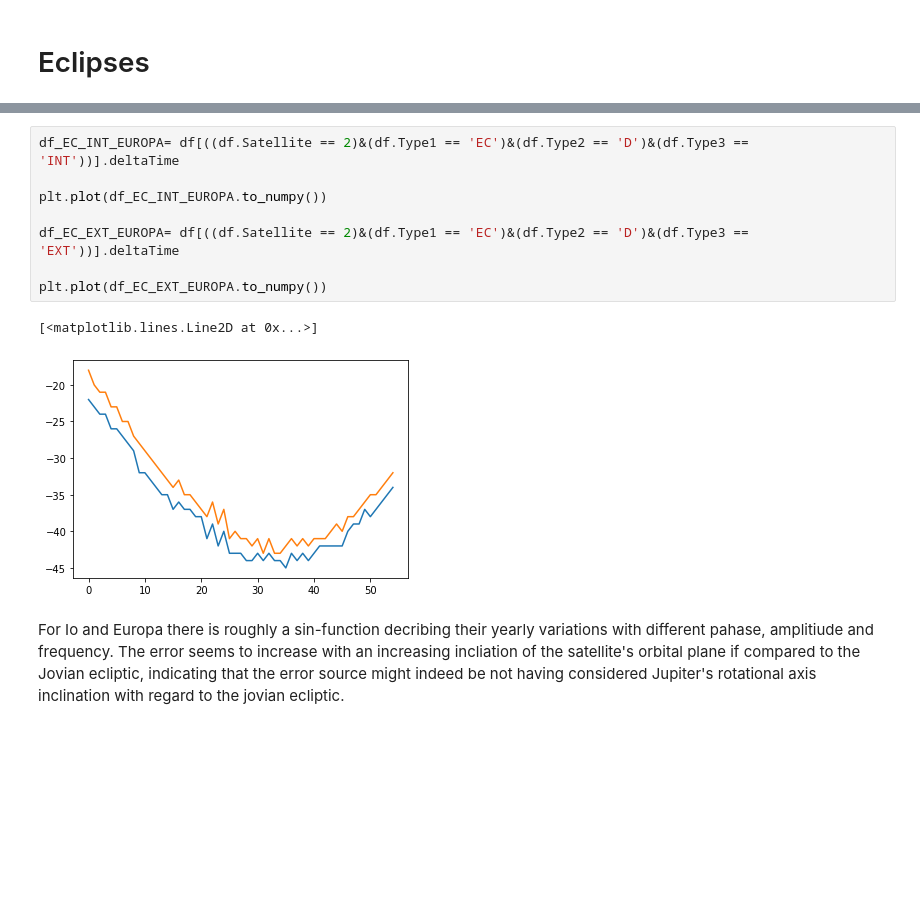
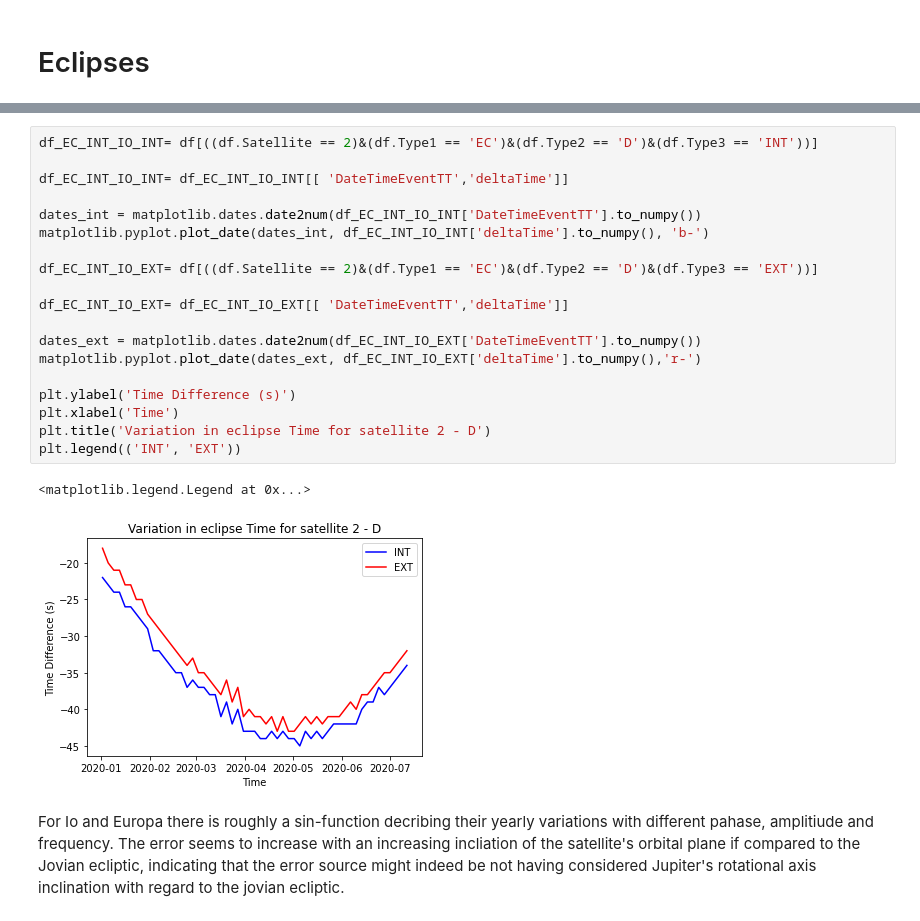
Before and after one commit to vittorioserra/jupiter_moons, a Jupyter notebook: pymeeus-master/analyzeEvent/Data Analysis.ipynb, the cells around one changed output, grey strips where cells are left out. Drawn from its saved outputs; the diff is of its cells as text; blank space fills up the shorter version.

```diff
--- a/pymeeus-master/analyzeEvent/Data Analysis.ipynb
+++ b/pymeeus-master/analyzeEvent/Data Analysis.ipynb
@@ -164,13 +230,24 @@ plt.plot(df_EC_EXT_IO.to_numpy())
 # %%
-df_EC_INT_EUROPA= df[((df.Satellite == 2)&(df.Type1 == 'EC')&(df.Type2 == 'D')&(df.Type3 == 'INT'))].deltaTime
+df_EC_INT_IO_INT= df[((df.Satellite == 2)&(df.Type1 == 'EC')&(df.Type2 == 'D')&(df.Type3 == 'INT'))]
 
-plt.plot(df_EC_INT_EUROPA.to_numpy())
+df_EC_INT_IO_INT= df_EC_INT_IO_INT[[ 'DateTimeEventTT','deltaTime']]
 
-df_EC_EXT_EUROPA= df[((df.Satellite == 2)&(df.Type1 == 'EC')&(df.Type2 == 'D')&(df.Type3 == 'EXT'))].deltaTime
+dates_int = matplotlib.dates.date2num(df_EC_INT_IO_INT['DateTimeEventTT'].to_numpy())
+matplotlib.pyplot.plot_date(dates_int, df_EC_INT_IO_INT['deltaTime'].to_numpy(), 'b-')
 
-plt.plot(df_EC_EXT_EUROPA.to_numpy())
+df_EC_INT_IO_EXT= df[((df.Satellite == 2)&(df.Type1 == 'EC')&(df.Type2 == 'D')&(df.Type3 == 'EXT'))]
+
+df_EC_INT_IO_EXT= df_EC_INT_IO_EXT[[ 'DateTimeEventTT','deltaTime']]
+
+dates_ext = matplotlib.dates.date2num(df_EC_INT_IO_EXT['DateTimeEventTT'].to_numpy())
+matplotlib.pyplot.plot_date(dates_ext, df_EC_INT_IO_EXT['deltaTime'].to_numpy(),'r-')
+
+plt.ylabel('Time Difference (s)')
+plt.xlabel('Time')
+plt.title('Variation in eclipse Time for satellite 2 - D')
+plt.legend(('INT', 'EXT'))
 # %% [output]
-[<matplotlib.lines.Line2D at 0x...>]
+<matplotlib.legend.Legend at 0x...>
-[figure, old version]
+[figure, new version]
 # %% [markdown]
 For Io and Europa there is roughly a sin-function decribing their yearly variations with different pahase, amplitiude and frequency. The error seems to increase with an increasing incliation of the satellite's orbital plane if compared to the Jovian ecliptic, indicating that the error source might indeed be not having considered Jupiter's rotational axis inclination with regard to the jovian ecliptic.
```
Also changed, not shown: parts of 62 cells of this notebook, 3 other files.
